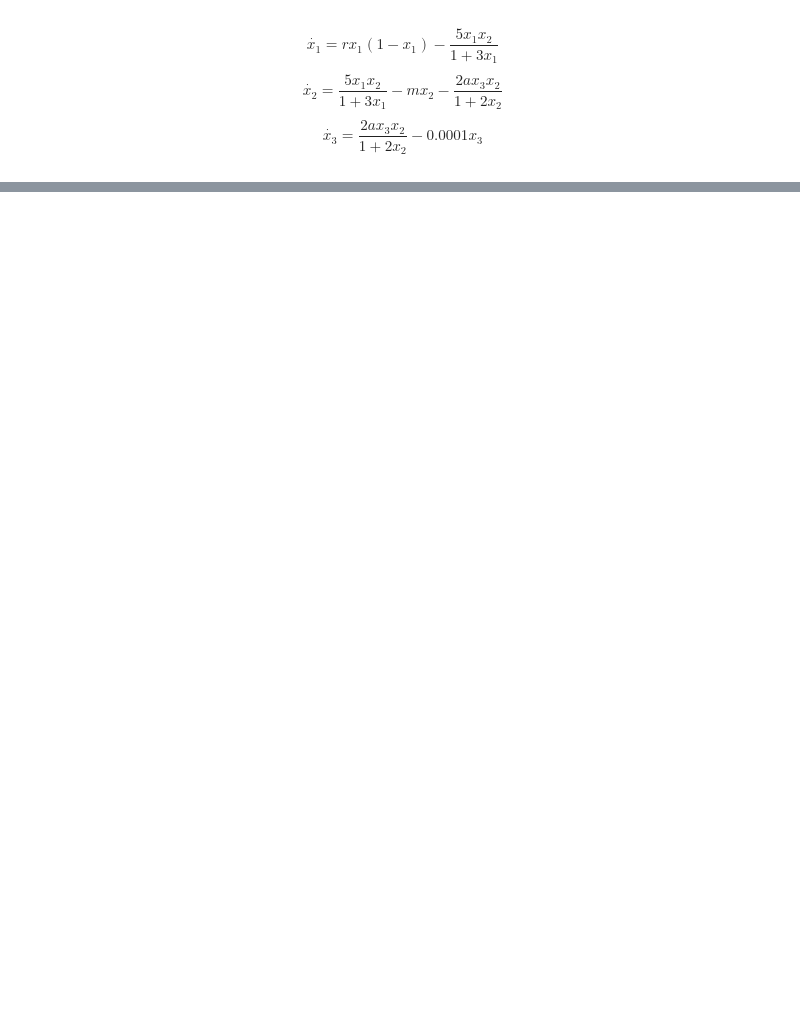
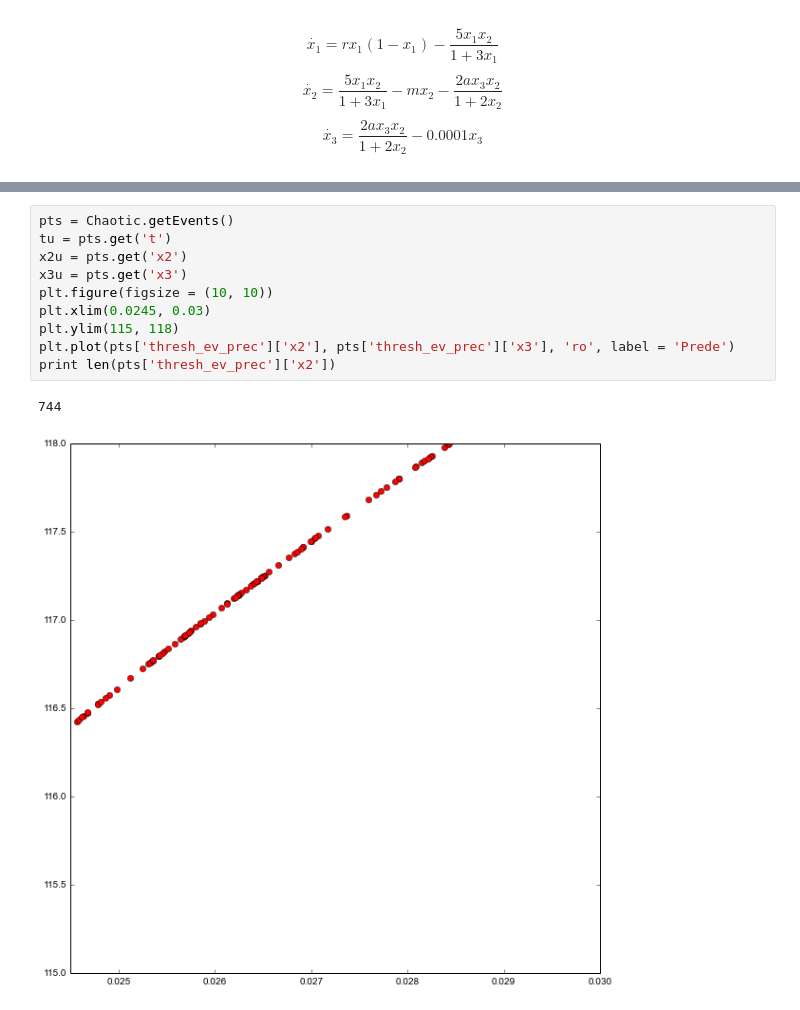
Before and after one commit to siscia/sistemi_dinamici, a Jupyter notebook: RobertExample.ipynb, the cells around one changed output, grey strips where cells are left out. Drawn from its saved outputs; the diff is of its cells as text; blank space fills up the shorter version.

```diff
--- a/RobertExample.ipynb
+++ b/RobertExample.ipynb
@@ -68,0 +152,13 @@ PyDSTool_ExistError: 'No trajectory created'
+# %%
+pts = Chaotic.getEvents()
+tu = pts.get('t')
+x2u = pts.get('x2')
+x3u = pts.get('x3')
+plt.figure(figsize = (10, 10))
+plt.xlim(0.0245, 0.03)
+plt.ylim(115, 118)
+plt.plot(pts['thresh_ev_prec']['x2'], pts['thresh_ev_prec']['x3'], 'ro', label = 'Prede')
+print len(pts['thresh_ev_prec']['x2'])
+# %% [output]
+744
+[figure, added]
```
Also changed, not shown: parts of 15 cells of this notebook.
